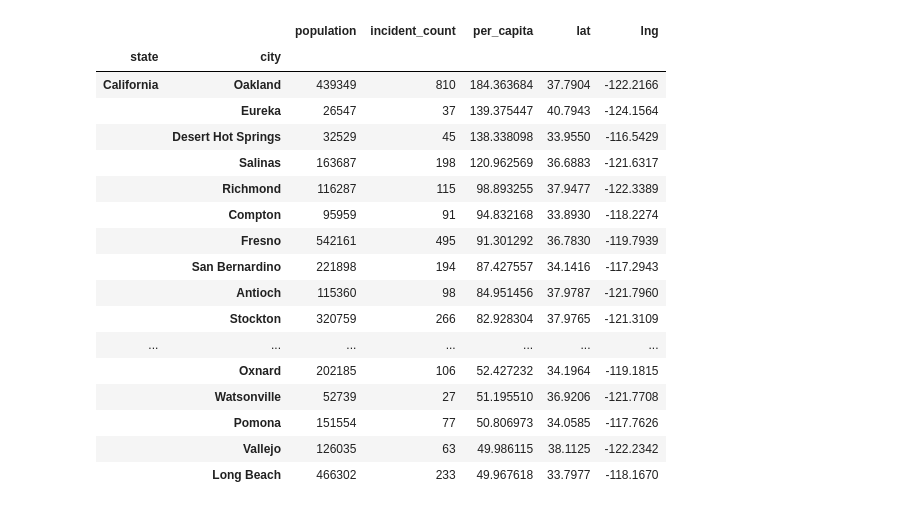
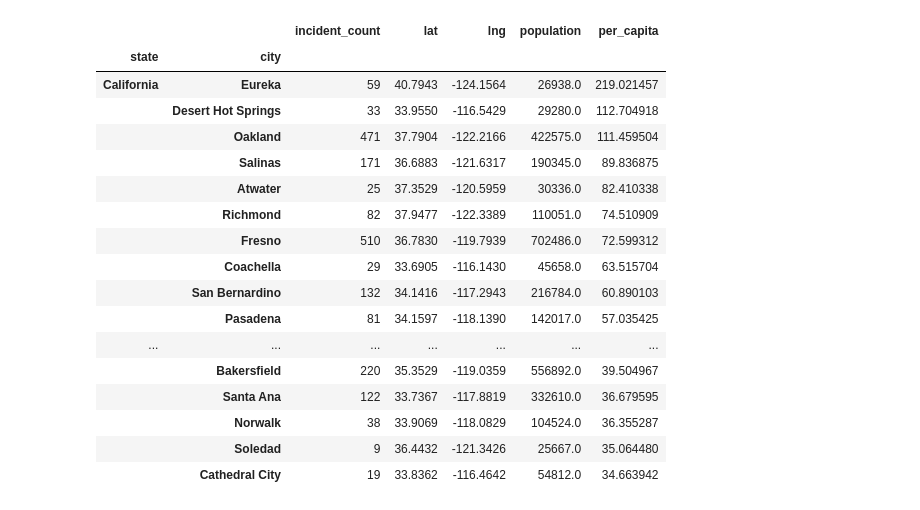
Before and after one commit to bfraser4/Project-3-Gun-Incidents, a Jupyter notebook: Original Files/gun-violence.ipynb, the cells around one changed output. Saved outputs shown, nothing was run; the diff lists cells and outputs as text; code cells hidden in the pictures.

```diff
--- a/Original Files/gun-violence.ipynb
+++ b/Original Files/gun-violence.ipynb
@@ -58,6 +83,0 @@ Series([], Name: incident_count, dtype: int64)
-# %%
-# Create a dataframe from series. Rename one of the indexes
-
-grouped_df = grouped_series.to_frame()
-grouped_df.index = grouped_df.index.set_names('city', level=1)
-grouped_df.head()
@@ -72,4 +84,9 @@ grouped_df.head()
+# %%
+grouped_df= pd.merge(grouped_df, coord, how='left', on=['state', 'city'])
+grouped_df
+grouped_df.to_csv('grouped_df.csv')
 # %%
 grouped_df['per_capita'] = grouped_df.eval('(incident_count/population)*100000')
-grouped_df.sort_values(by='per_capita', ascending=False)
+grouped_filtered = grouped_df.loc[(grouped_df['population'] > 25000)]
+grouped_filtered.sort_values(by='per_capita', ascending=False)
 # %% [output]
@@ -164,5 +107,5 @@ memory usage: 174.9+ KB
 # %%
-result.to_csv('us_per_capita.csv')
-result = result.sort_values(by='per_capita', ascending=False)
-result.head(50)
+grouped_filtered = grouped_filtered.sort_values(by='per_capita', ascending=False)
+grouped_filtered.to_csv('us_per_capita.csv')
+grouped_filtered.head(50)
 # %% [output]
@@ -187,24 +130,24 @@ result.head(50)
 # %%
 
-california = result.query("state == 'California'")
+california = grouped_filtered.query("state == 'California'")
 california = california.sort_values(by='per_capita', ascending=False)
 california.head(20)
 # %% [output]
-|  |  | population | incident_count | per_capita | lat | lng |
+|  |  | incident_count | lat | lng | population | per_capita |
 | state | city |  |  |  |  |  |
-| California | Oakland | 439349 | 810 | 184.363684 | 37.7904 | -122.2166 |
-|  | Eureka | 26547 | 37 | 139.375447 | 40.7943 | -124.1564 |
-|  | Desert Hot Springs | 32529 | 45 | 138.338098 | 33.9550 | -116.5429 |
-|  | Salinas | 163687 | 198 | 120.962569 | 36.6883 | -121.6317 |
-|  | Richmond | 116287 | 115 | 98.893255 | 37.9477 | -122.3389 |
-|  | Compton | 95959 | 91 | 94.832168 | 33.8930 | -118.2274 |
-|  | Fresno | 542161 | 495 | 91.301292 | 36.7830 | -119.7939 |
-|  | San Bernardino | 221898 | 194 | 87.427557 | 34.1416 | -117.2943 |
-|  | Antioch | 115360 | 98 | 84.951456 | 37.9787 | -121.7960 |
-|  | Stockton | 320759 | 266 | 82.928304 | 37.9765 | -121.3109 |
+| California | Eureka | 59 | 40.7943 | -124.1564 | 26938.0 | 219.021457 |
+|  | Desert Hot Springs | 33 | 33.9550 | -116.5429 | 29280.0 | 112.704918 |
+|  | Oakland | 471 | 37.7904 | -122.2166 | 422575.0 | 111.459504 |
+|  | Salinas | 171 | 36.6883 | -121.6317 | 190345.0 | 89.836875 |
+|  | Atwater | 25 | 37.3529 | -120.5959 | 30336.0 | 82.410338 |
+|  | Richmond | 82 | 37.9477 | -122.3389 | 110051.0 | 74.510909 |
+|  | Fresno | 510 | 36.7830 | -119.7939 | 702486.0 | 72.599312 |
+|  | Coachella | 29 | 33.6905 | -116.1430 | 45658.0 | 63.515704 |
+|  | San Bernardino | 132 | 34.1416 | -117.2943 | 216784.0 | 60.890103 |
+|  | Pasadena | 81 | 34.1597 | -118.1390 | 142017.0 | 57.035425 |
 | ... | ... | ... | ... | ... | ... | ... |
-|  | Oxnard | 202185 | 106 | 52.427232 | 34.1964 | -119.1815 |
-|  | Watsonville | 52739 | 27 | 51.195510 | 36.9206 | -121.7708 |
-|  | Pomona | 151554 | 77 | 50.806973 | 34.0585 | -117.7626 |
-|  | Vallejo | 126035 | 63 | 49.986115 | 38.1125 | -122.2342 |
-|  | Long Beach | 466302 | 233 | 49.967618 | 33.7977 | -118.1670 |
+|  | Bakersfield | 220 | 35.3529 | -119.0359 | 556892.0 | 39.504967 |
+|  | Santa Ana | 122 | 33.7367 | -117.8819 | 332610.0 | 36.679595 |
+|  | Norwalk | 38 | 33.9069 | -118.0829 | 104524.0 | 36.355287 |
+|  | Soledad | 9 | 36.4432 | -121.3426 | 25667.0 | 35.064480 |
+|  | Cathedral City | 19 | 33.8362 | -116.4642 | 54812.0 | 34.663942 |
```
Also changed, not shown: parts of 26 cells of this notebook, 5 other files.
